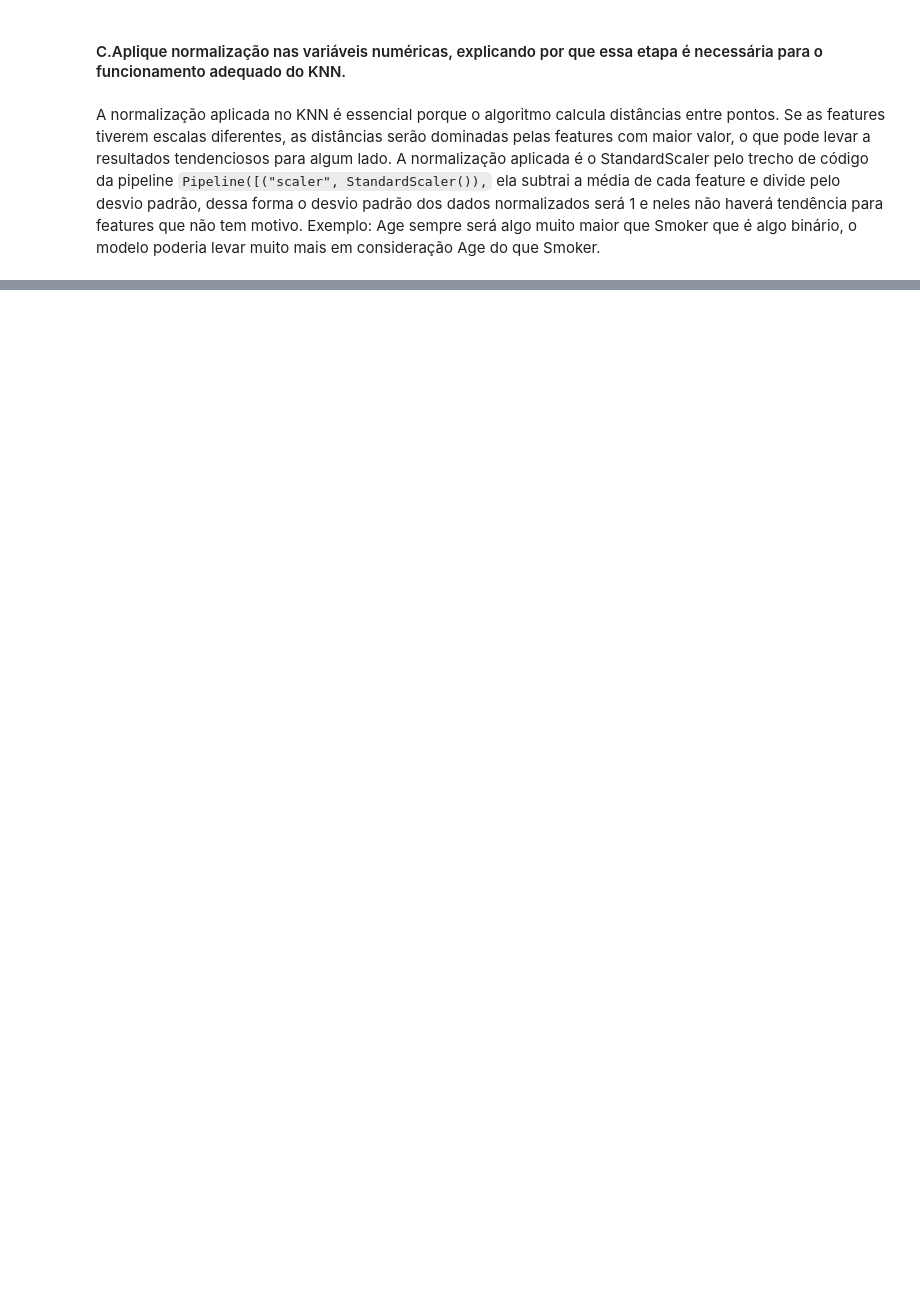
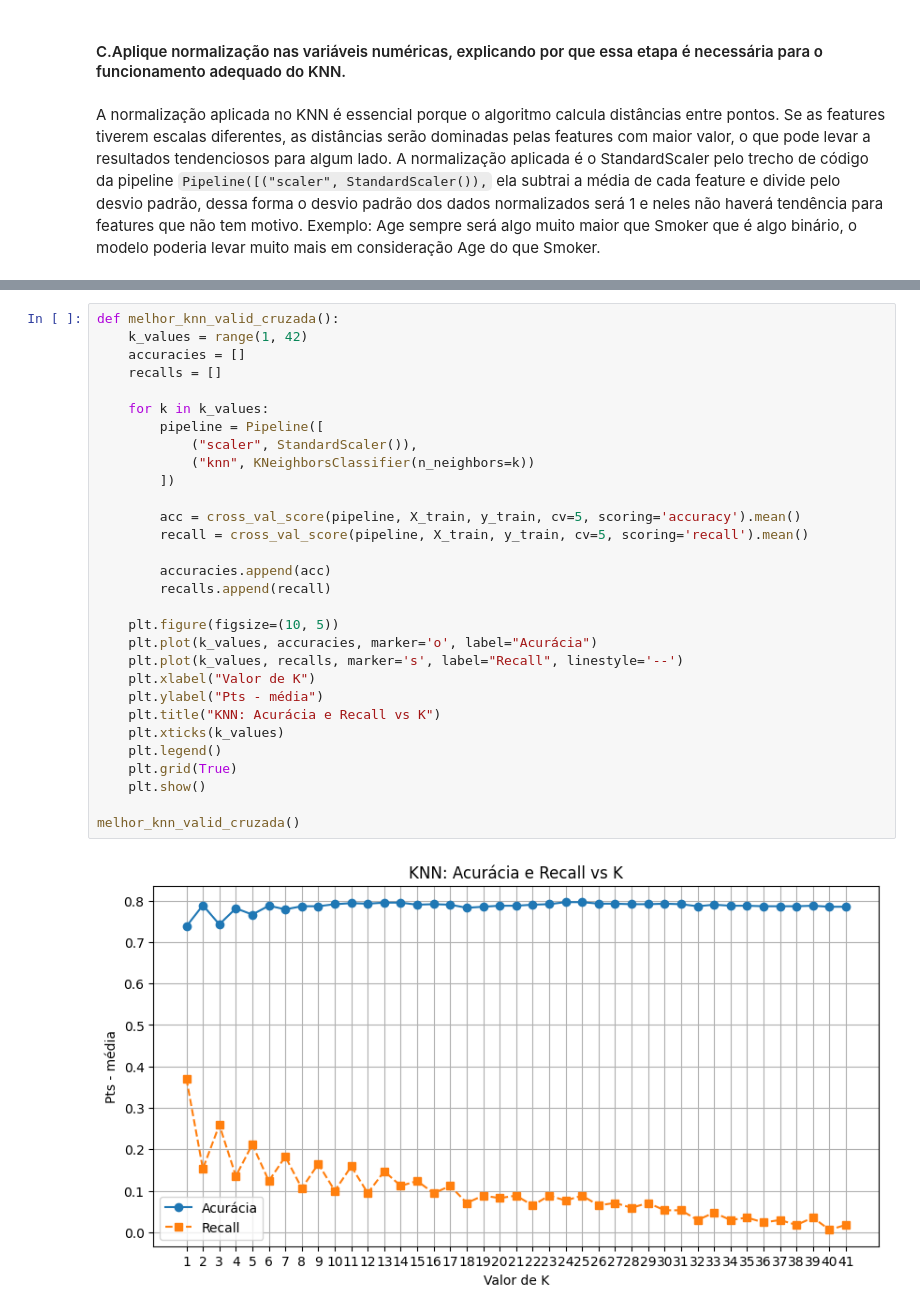
Before and after one commit to ecrseer/machine-learnin, a Jupyter notebook: lifecycl/lifecyc_at.ipynb, the cells around one changed output, grey strips where cells are left out. Cells and saved outputs as stored; diff of their text form; blank space fills up the shorter version.

```diff
--- a/lifecycl/lifecyc_at.ipynb
+++ b/lifecycl/lifecyc_at.ipynb
@@ -214,0 +194,32 @@ A normalização aplicada no KNN é essencial porque o algoritmo calcula distân
+# %%
+def melhor_knn_valid_cruzada():
+    k_values = range(1, 42)
+    accuracies = []
+    recalls = []
+
+    for k in k_values:
+        pipeline = Pipeline([
+            ("scaler", StandardScaler()),
+            ("knn", KNeighborsClassifier(n_neighbors=k))
+        ])
+
+        acc = cross_val_score(pipeline, X_train, y_train, cv=5, scoring='accuracy').mean()
+        recall = cross_val_score(pipeline, X_train, y_train, cv=5, scoring='recall').mean()
+
+        accuracies.append(acc)
+        recalls.append(recall)
+
+    plt.figure(figsize=(10, 5))
+    plt.plot(k_values, accuracies, marker='o', label="Acurácia")
+    plt.plot(k_values, recalls, marker='s', label="Recall", linestyle='--')
+    plt.xlabel("Valor de K")
+    plt.ylabel("Pts - média")
+    plt.title("KNN: Acurácia e Recall vs K")
+    plt.xticks(k_values)
+    plt.legend()
+    plt.grid(True)
+    plt.show()
+
+melhor_knn_valid_cruzada()
+# %% [output]
+[figure, added]
```
Also changed, not shown: parts of 10 cells of this notebook, 2 other files.
